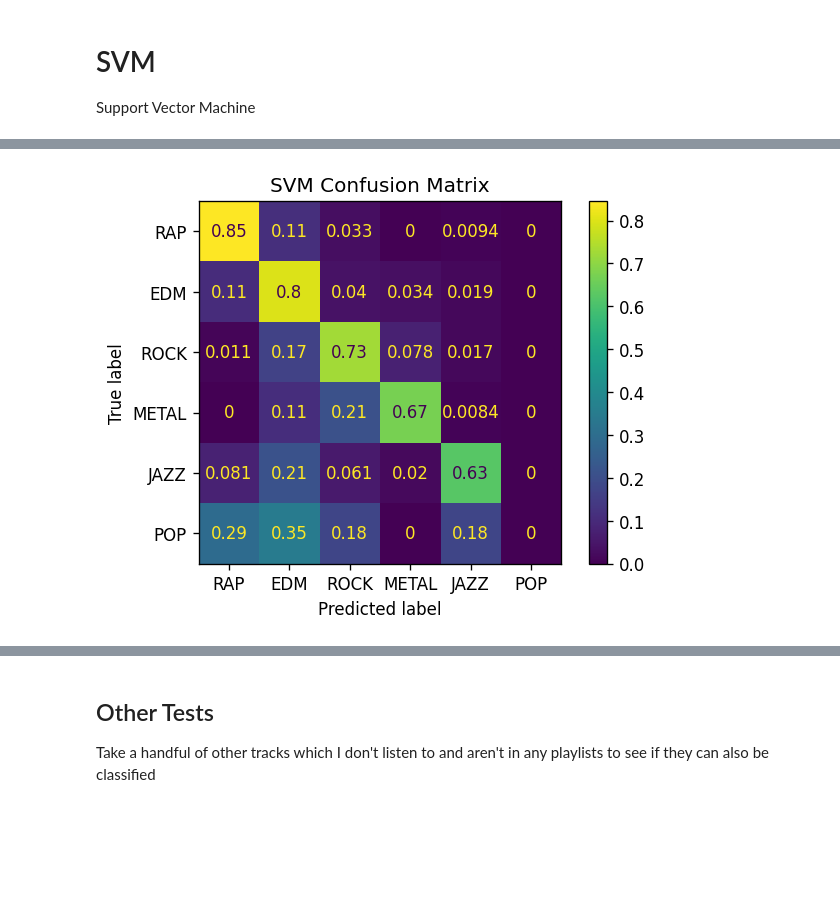
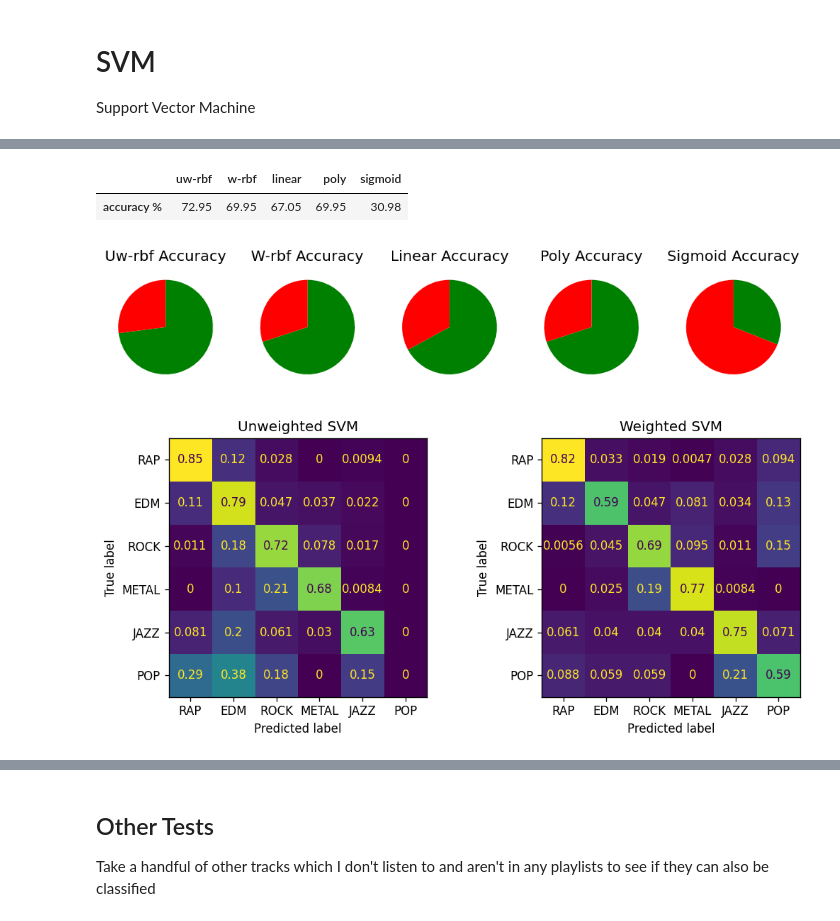
Before and after one commit to Sarsoo/listening-analysis, a Jupyter notebook: playlist-classifier.ipynb, the cells around one changed output, grey strips where cells are left out. Cells and saved outputs as stored; diff of their text form; code cells hidden in the pictures; blank space fills up the shorter version.

Commit message:
added different SVM kernels

```diff
--- a/playlist-classifier.ipynb
+++ b/playlist-classifier.ipynb
@@ -65,7 +47,59 @@ plt.show()
-# %%
-plot_confusion_matrix(clf, data_test, labels_test, display_labels=playlist_names, normalize='true')
-plt.title('SVM Confusion Matrix')
-plt.show()
-# %% [output]
-[figure, removed]
+# %%
+### TRAIN ###
+clf = svm.SVC()
+clf.fit(data_train, labels_train)
+
+wclf = svm.SVC(class_weight='balanced') # weight classes based on prevalence
+wclf.fit(data_train, labels_train)
+
+lclf = svm.SVC(kernel='linear', class_weight='balanced')
+lclf.fit(data_train, labels_train)
+
+pclf = svm.SVC(kernel='poly', degree=3, class_weight='balanced')
+pclf.fit(data_train, labels_train)
+
+sclf = svm.SVC(kernel='sigmoid', class_weight='balanced')
+sclf.fit(data_train, labels_train)
+
+### EVALUATE ###
+models = {'uw-rbf': clf, 'w-rbf': wclf, 'linear': lclf, 'poly': pclf, 'sigmoid': sclf}
+accuracy = {i: j.score(data_test, labels_test) for i, j in models.items()}
+
+(pd.DataFrame(accuracy, index=['accuracy %']) * 100).round(decimals=2)
+# %% [output]
+|  | uw-rbf | w-rbf | linear | poly | sigmoid |
+| accuracy % | 72.95 | 69.95 | 67.05 | 69.95 | 30.98 |
+# %%
+fig, ax = plt.subplots(nrows=1, ncols=len(models))
+fig.set_figwidth(2 * len(models))
+fig.set_figheight(2)
+
+for (name, acc), ax in zip(accuracy.items(), ax):
+    ax.pie([acc, 1 - acc], colors=['g', 'r'], startangle=90, counterclock=False)
+    ax.set_title(f"{name.capitalize()} Accuracy")
+
+fig.show()
+# %% [output]
+[figure, added]
+# %%
+fig, ax = plt.subplots(nrows=1, ncols=2)
+fig.set_figwidth(9)
+# fig.set_figheight(15)
+
+args = {
+    'normalize': 'true',
+    'colorbar': False,
+    'display_labels': playlist_names
+}
+
+plot_confusion_matrix(clf, data_test, labels_test, ax=ax[0], **args)
+ax[0].set_title('Unweighted SVM')
+
+plot_confusion_matrix(wclf, data_test, labels_test, ax=ax[1], **args)
+ax[1].set_title('Weighted SVM')
+
+fig.tight_layout()
+fig.show()
+# %% [output]
+[figure, added]
 # %% [markdown]
```
Also changed, not shown: parts of 5 cells of this notebook, 1 other file.
